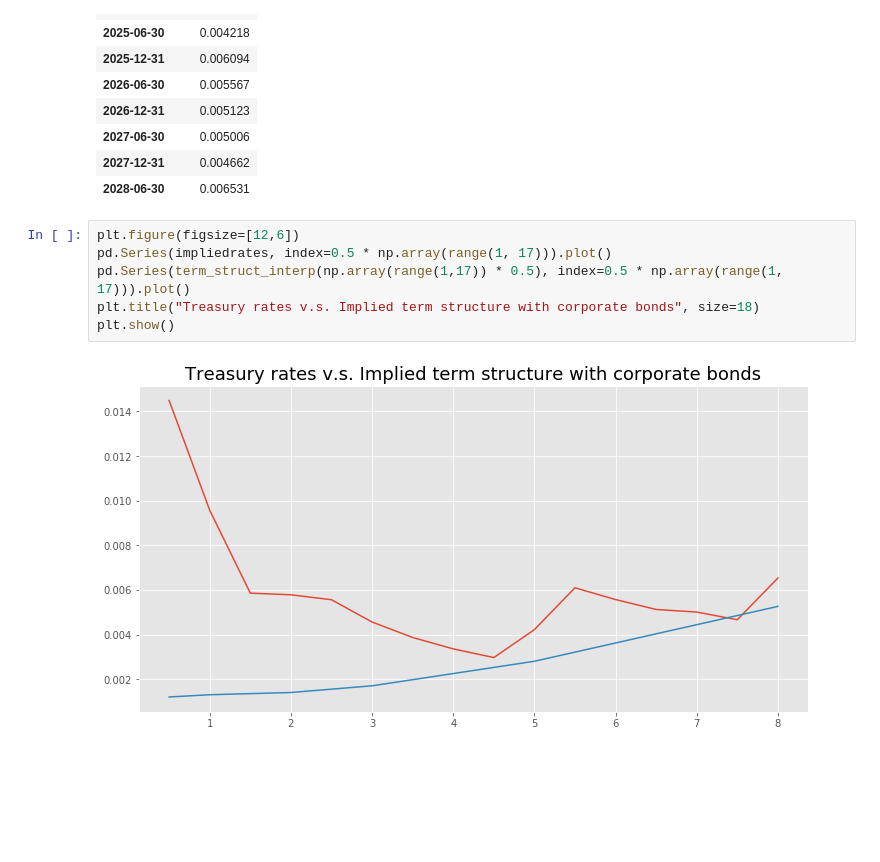
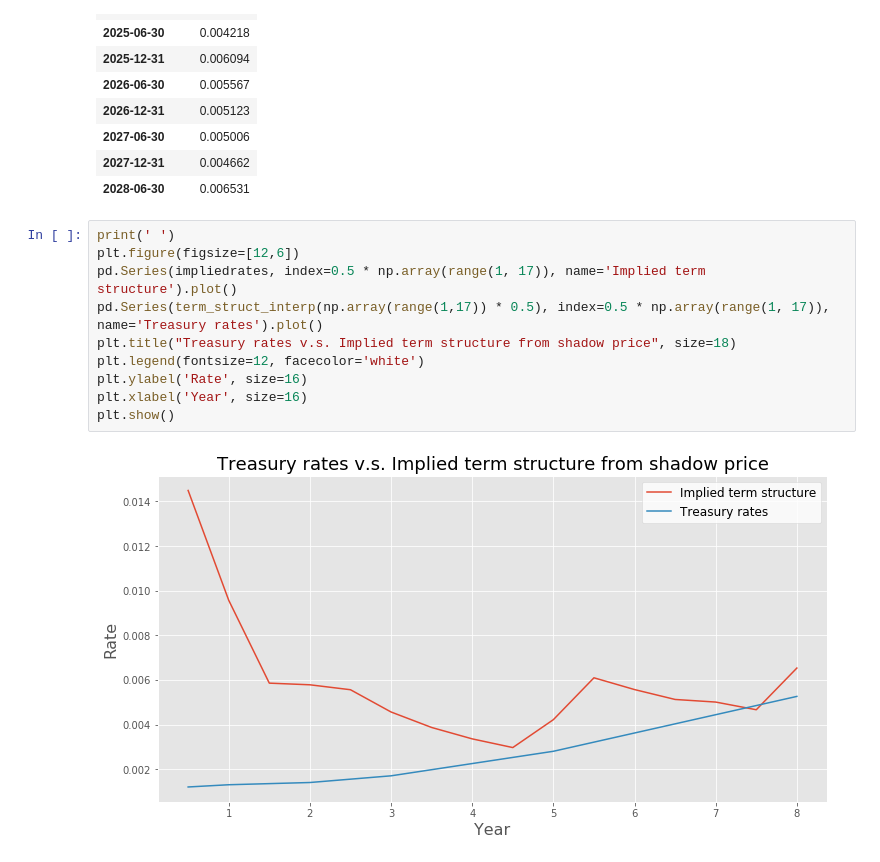
Before and after one commit to fuzhongzhou/Optimization-Projects, a Jupyter notebook: Pipeline.ipynb, the cells around one changed output. Saved outputs shown, nothing was run; the diff lists cells and outputs as text; blank space fills up the shorter version.

Commit message:
Update plot details

```diff
--- a/Pipeline.ipynb
+++ b/Pipeline.ipynb
@@ -434,10 +438,14 @@ display(pd.Series(impliedrates, terms, name='Implied Rate').to_frame())
 | 2027-12-31 | 0.004662 |
 | 2028-06-30 | 0.006531 |
 # %%
+print(' ')
 plt.figure(figsize=[12,6])
-pd.Series(impliedrates, index=0.5 * np.array(range(1, 17))).plot()
-pd.Series(term_struct_interp(np.array(range(1,17)) * 0.5), index=0.5 * np.array(range(1, 17))).plot()
-plt.title("Treasury rates v.s. Implied term structure with corporate bonds", size=18)
+pd.Series(impliedrates, index=0.5 * np.array(range(1, 17)), name='Implied term structure').plot()
+pd.Series(term_struct_interp(np.array(range(1,17)) * 0.5), index=0.5 * np.array(range(1, 17)), name='Treasury rates').plot()
+plt.title("Treasury rates v.s. Implied term structure from shadow price", size=18)
+plt.legend(fontsize=12, facecolor='white')
+plt.ylabel('Rate', size=16)
+plt.xlabel('Year', size=16)
 plt.show()
 # %% [output]
-[figure, old version]
+[figure, new version]
```
Also changed, not shown: parts of 1 cell of this notebook.
